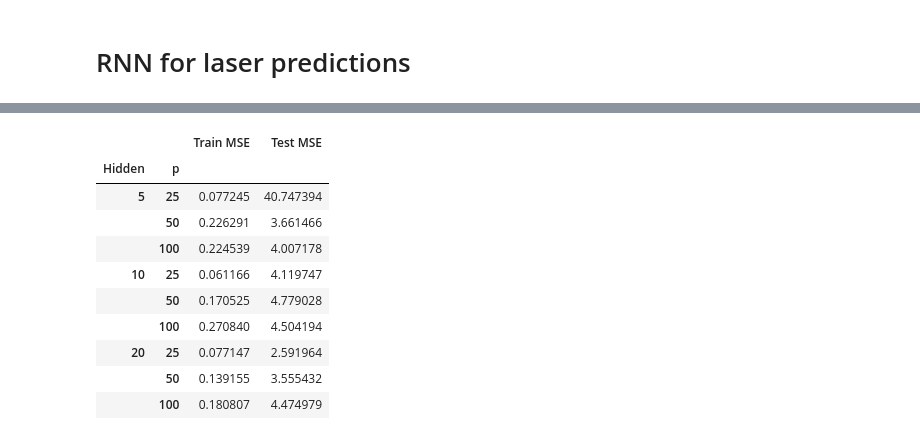
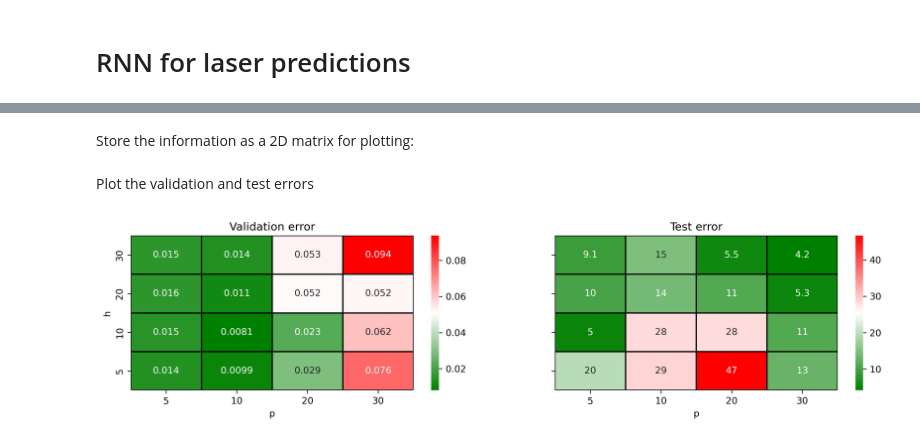
Before and after one commit to ThibeauWouters/MAI, a Jupyter notebook: ANN/Assignment 2/assignment2.ipynb, the cells around one changed output, grey strips where cells are left out. Saved outputs shown, nothing was run; the diff lists cells and outputs as text; code cells hidden in the pictures.

```diff
--- a/ANN/Assignment 2/assignment2.ipynb
+++ b/ANN/Assignment 2/assignment2.ipynb
@@ -6,11 +6,14 @@ data_dir    = os.path.join(master_dir, "Data")  # sub directory where we save da
 plots_dir   = os.path.join(master_dir, "Plots")  # sub directory where we save plots
 import numpy as np
 import pandas as pd
+
 from typing import Callable, Any
 import matplotlib.pyplot as plt
 from mpl_toolkits import mplot3d
 plt.rcParams['figure.dpi'] = 300
 plt.rcParams['figure.figsize'] = (10, 5)
+plt.rcParams['text.usetex'] = False
 import seaborn as sn
 from  matplotlib.colors import LinearSegmentedColormap
 my_cmap=LinearSegmentedColormap.from_list('rg',["r", "w", "g"], N=256)
+my_cmap_r=LinearSegmentedColormap.from_list('rg',["g", "w", "r"], N=256)
@@ -481,15 +460,34 @@ df
-# %%
-mean_df = df.groupby(["Hidden", "p"]).mean()
-mean_df
-# %% [output]
-|  |  | Train MSE | Test MSE |
-| Hidden | p |  |  |
-| 5 | 25 | 0.077245 | 40.747394 |
-|  | 50 | 0.226291 | 3.661466 |
-|  | 100 | 0.224539 | 4.007178 |
-| 10 | 25 | 0.061166 | 4.119747 |
-|  | 50 | 0.170525 | 4.779028 |
-|  | 100 | 0.270840 | 4.504194 |
-| 20 | 25 | 0.077147 | 2.591964 |
-|  | 50 | 0.139155 | 3.555432 |
-|  | 100 | 0.180807 | 4.474979 |
+# %%
+df = pd.read_csv(os.path.join(data_dir, "RNN_results.csv"))
+# df = pd.read_csv("RNN_results.csv")
+hidden_values = pd.unique(df["Hidden"].values)
+p_values = pd.unique(df["p"].values)
+all_mean = df.groupby(["Hidden", "p"]).mean()
+all_std = df.groupby(["Hidden", "p"]).std()
+# %% [markdown]
+Store the information as a 2D matrix for plotting:
+# %%
+validation_matrix = all_mean["Val MSE"].values.reshape((len(hidden_values), len(p_values)))
+test_matrix = all_mean["Test MSE"].values.reshape((len(hidden_values), len(p_values)))
+# %% [markdown]
+Plot the validation and test errors
+# %%
+fig, axs = plt.subplots(1,2,figsize=(15,3), sharey=True)
+plt.subplot(121)
+df_for_plot = pd.DataFrame(validation_matrix, index = hidden_values, columns = p_values)
+ax = sn.heatmap(df_for_plot, annot=True, cmap=my_cmap_r, linewidths=1, linecolor='black')
+ax.invert_yaxis()
+plt.xlabel("p")
+plt.ylabel("h")
+plt.title("Validation error")
+plt.subplot(122)
+df_for_plot = pd.DataFrame(test_matrix, index = hidden_values, columns = p_values)
+ax = sn.heatmap(df_for_plot, annot=True, cmap=my_cmap_r, linewidths=1, linecolor='black')
+ax.invert_yaxis()
+plt.xlabel("p")
+# plt.ylabel("h")
+plt.title("Test error")
+plt.savefig(os.path.join(plots_dir, "RNN_validation_test.pdf"), bbox_inches = "tight")
+plt.show()
+# %% [output]
+[figure, added]
```
Also changed, not shown: parts of 8 cells of this notebook, 14 other files.
